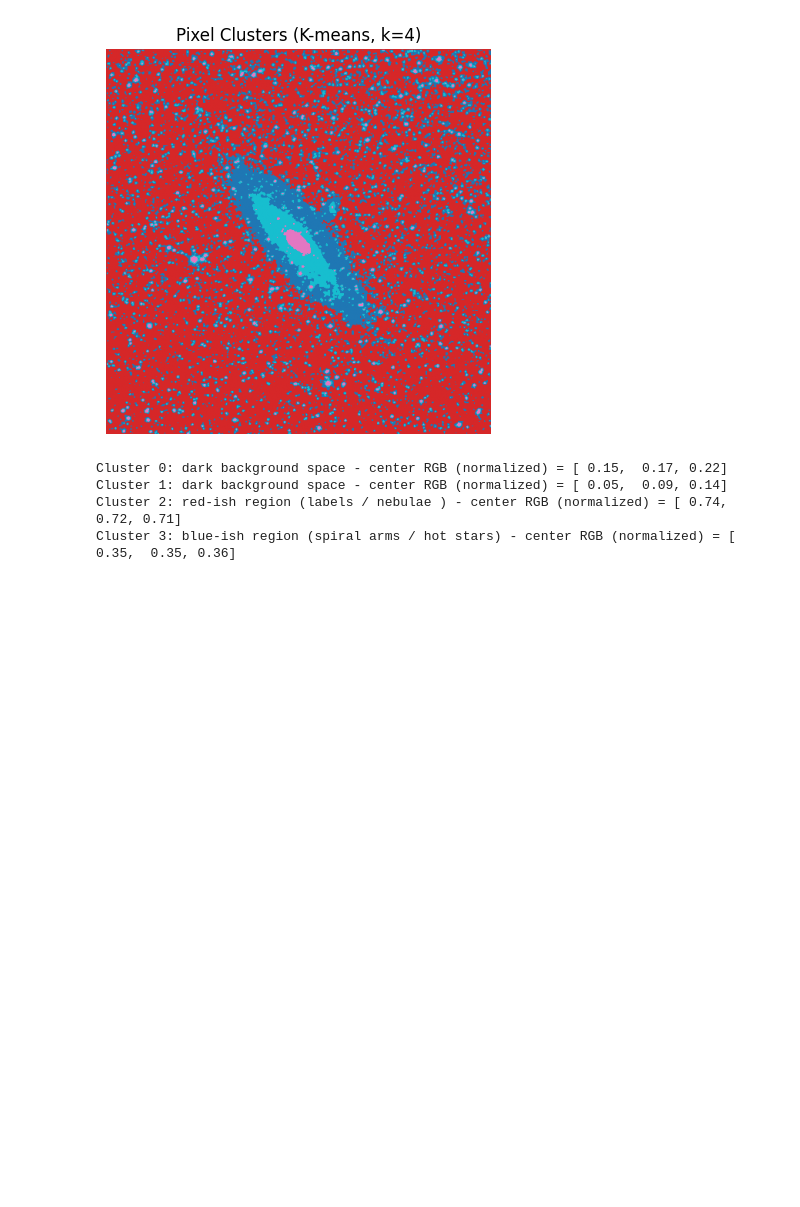
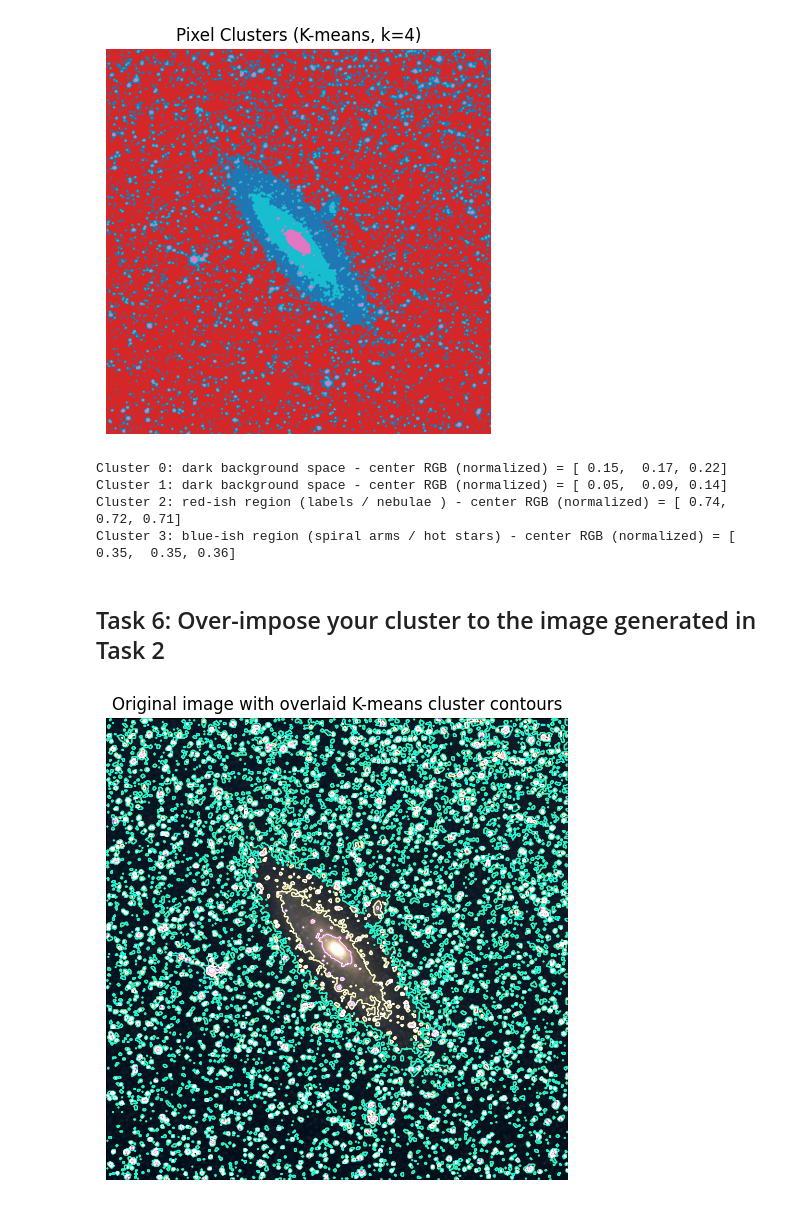
Before and after one commit to aleksanderboe/MOD300-Project-3, a Jupyter notebook: Project-4/project.ipynb, the cells around one changed output. Saved outputs shown, nothing was run; the diff lists cells and outputs as text; code cells hidden in the pictures; blank space fills up the shorter version.

Commit message:
Topic 1: Task 6

```diff
--- a/Project-4/project.ipynb
+++ b/Project-4/project.ipynb
@@ -79,3 +79,9 @@ Cluster 0: dark background space - center RGB (normalized) = [ 0.15,  0.17, 0.22
 Cluster 1: dark background space - center RGB (normalized) = [ 0.05,  0.09, 0.14]
 Cluster 2: red-ish region (labels / nebulae ) - center RGB (normalized) = [ 0.74,  0.72, 0.71]
 Cluster 3: blue-ish region (spiral arms / hot stars) - center RGB (normalized) = [ 0.35,  0.35, 0.36]
+# %% [markdown]
+## Task 6: Over-impose your cluster to the image generated in Task 2
+# %%
+overlay_cluster_contours(img_array, label_image)
+# %% [output]
+[figure, added]
```
Also changed, not shown: parts of 1 cell of this notebook, 3 other files.
